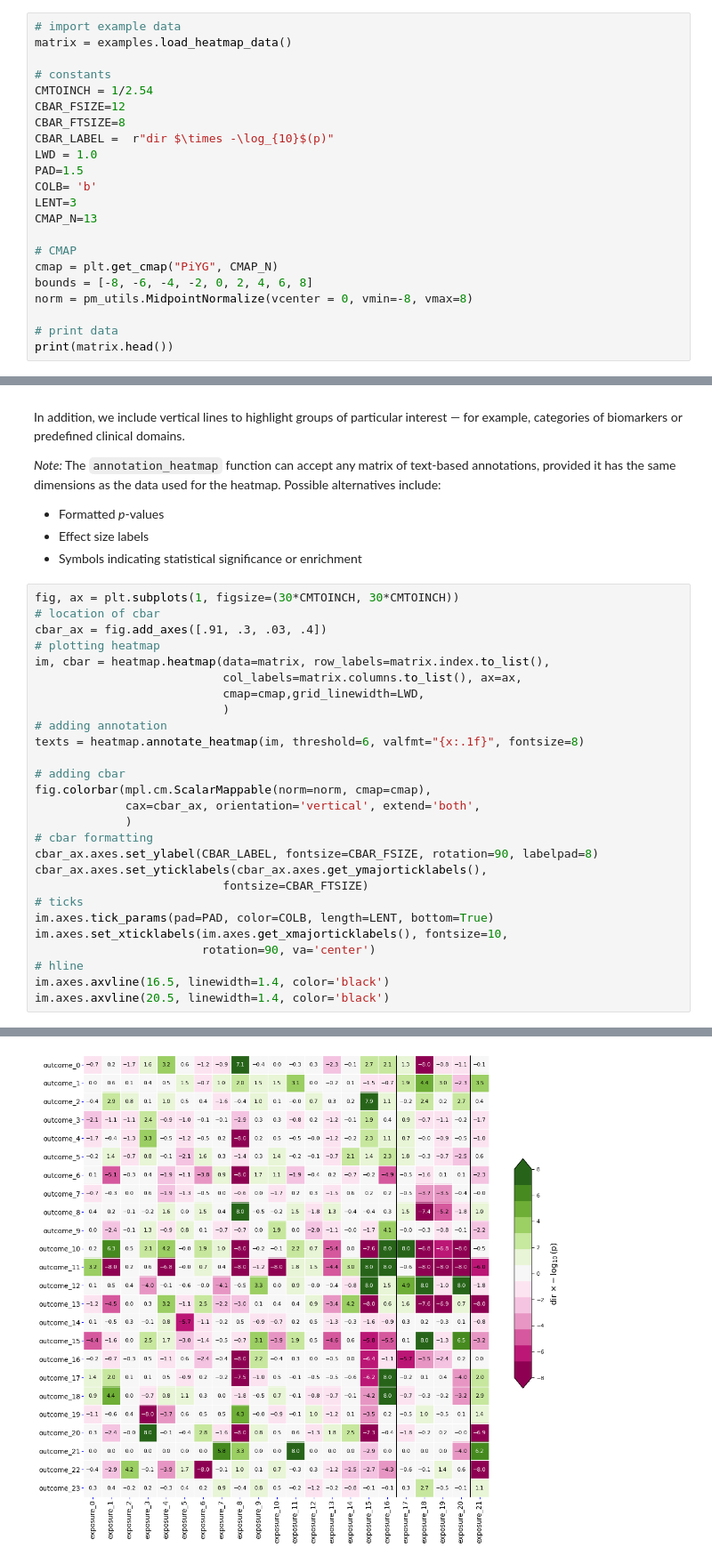
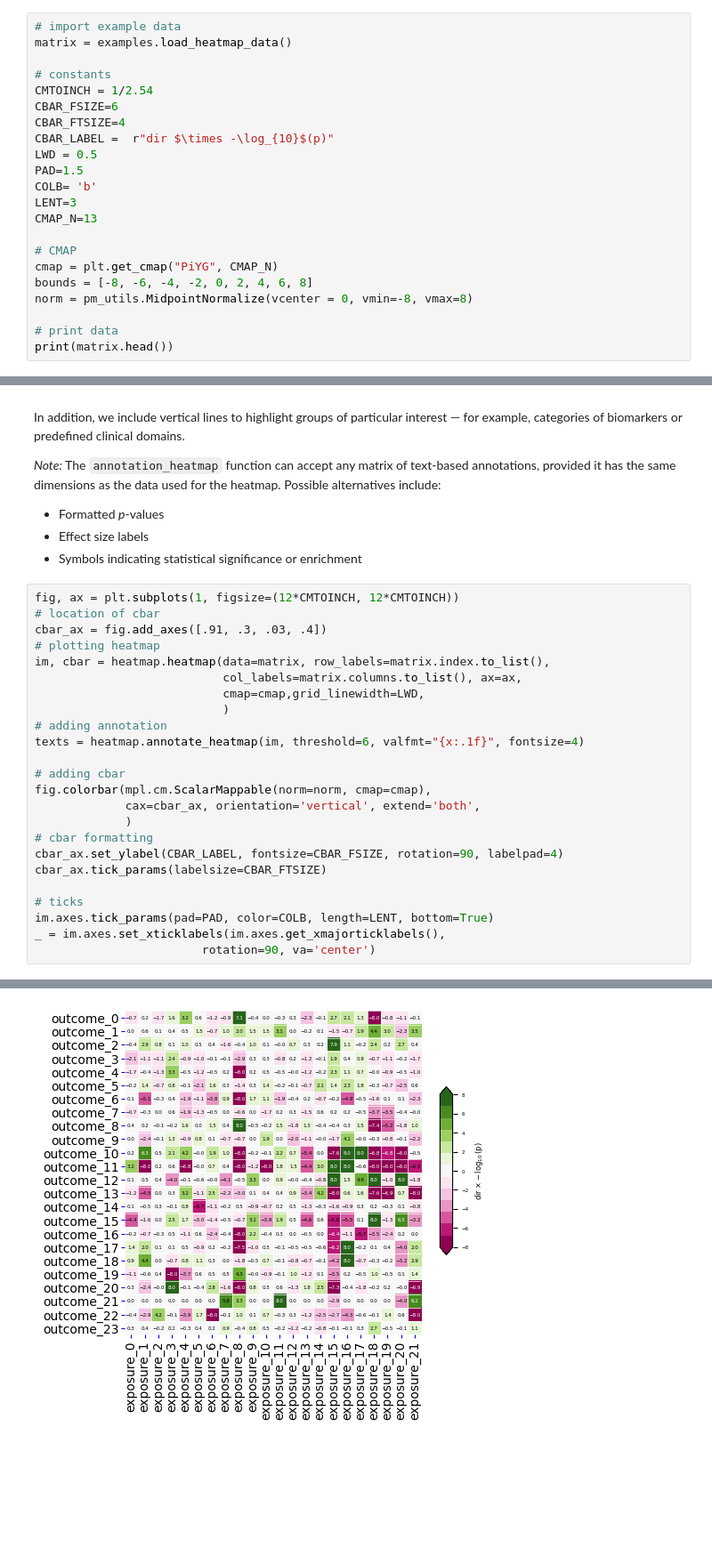
Before and after one commit to afschmidt/plot-misc, a Jupyter notebook: resources/examples/heatmap.ipynb, the cells around one changed output, grey strips where cells are left out. Shown at 89% size. Saved outputs shown, nothing was run; the diff lists cells and outputs as text; blank space fills up the shorter version.

Commit message:
fix(heatmap): removed redudant tests and cleaned the example file

```diff
--- a/resources/examples/heatmap.ipynb
+++ b/resources/examples/heatmap.ipynb
@@ -20,10 +18,10 @@ matrix = examples.load_heatmap_data()
 
 # constants
 CMTOINCH = 1/2.54
-CBAR_FSIZE=12
-CBAR_FTSIZE=8
+CBAR_FSIZE=6
+CBAR_FTSIZE=4
 CBAR_LABEL =  r"dir $\times -\log_{10}$(p)"
-LWD = 1.0
+LWD = 0.5
 PAD=1.5
 COLB= 'b'
 LENT=3
@@ -66,7 +64,7 @@ _Note:_ The `annotation_heatmap` function can accept any matrix of text-based an
 - Effect size labels
 - Symbols indicating statistical significance or enrichment
 # %%
-fig, ax = plt.subplots(1, figsize=(30*CMTOINCH, 30*CMTOINCH))
+fig, ax = plt.subplots(1, figsize=(12*CMTOINCH, 12*CMTOINCH))
 # location of cbar
 cbar_ax = fig.add_axes([.91, .3, .03, .4])
 # plotting heatmap
@@ -75,21 +73,18 @@ im, cbar = heatmap.heatmap(data=matrix, row_labels=matrix.index.to_list(),
                            cmap=cmap,grid_linewidth=LWD,
                            )
 # adding annotation
-texts = heatmap.annotate_heatmap(im, threshold=6, valfmt="{x:.1f}", fontsize=8)
+texts = heatmap.annotate_heatmap(im, threshold=6, valfmt="{x:.1f}", fontsize=4)
 
 # adding cbar
 fig.colorbar(mpl.cm.ScalarMappable(norm=norm, cmap=cmap),
              cax=cbar_ax, orientation='vertical', extend='both',
              )
 # cbar formatting
-cbar_ax.axes.set_ylabel(CBAR_LABEL, fontsize=CBAR_FSIZE, rotation=90, labelpad=8)
-cbar_ax.axes.set_yticklabels(cbar_ax.axes.get_ymajorticklabels(),
-                           fontsize=CBAR_FTSIZE)
+cbar_ax.set_ylabel(CBAR_LABEL, fontsize=CBAR_FSIZE, rotation=90, labelpad=4)
+cbar_ax.tick_params(labelsize=CBAR_FTSIZE)
+
 # ticks
 im.axes.tick_params(pad=PAD, color=COLB, length=LENT, bottom=True)
-im.axes.set_xticklabels(im.axes.get_xmajorticklabels(), fontsize=10,
+_ = im.axes.set_xticklabels(im.axes.get_xmajorticklabels(),
                         rotation=90, va='center')
-# hline
-im.axes.axvline(16.5, linewidth=1.4, color='black')
-im.axes.axvline(20.5, linewidth=1.4, color='black')
 # %% [output]
@@ -97 +91 @@ im.axes.axvline(20.5, linewidth=1.4, color='black')
-[figure, old version]
+[figure, new version]
```
Also changed, not shown: parts of 4 cells of this notebook, 2 other files.
